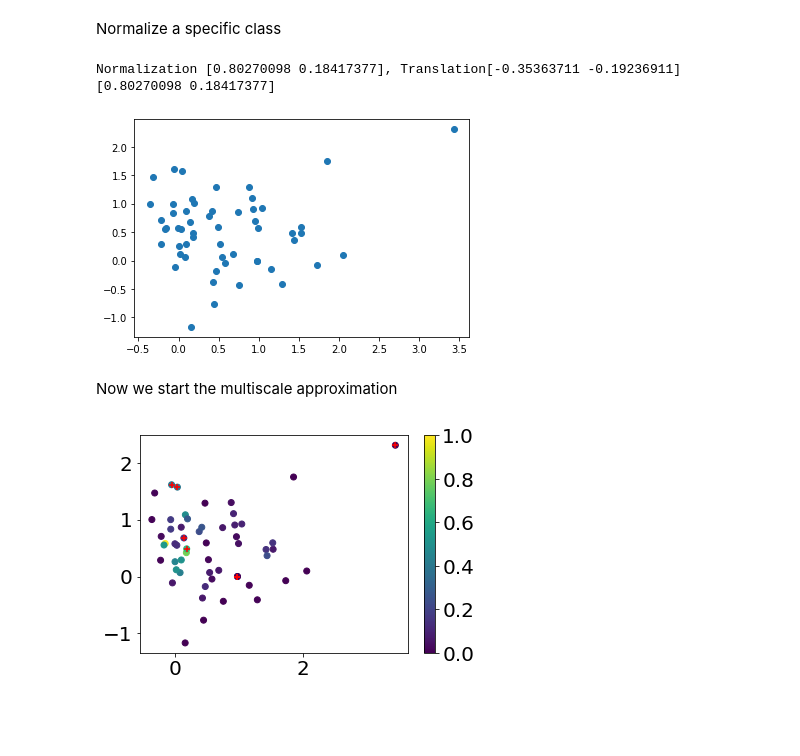
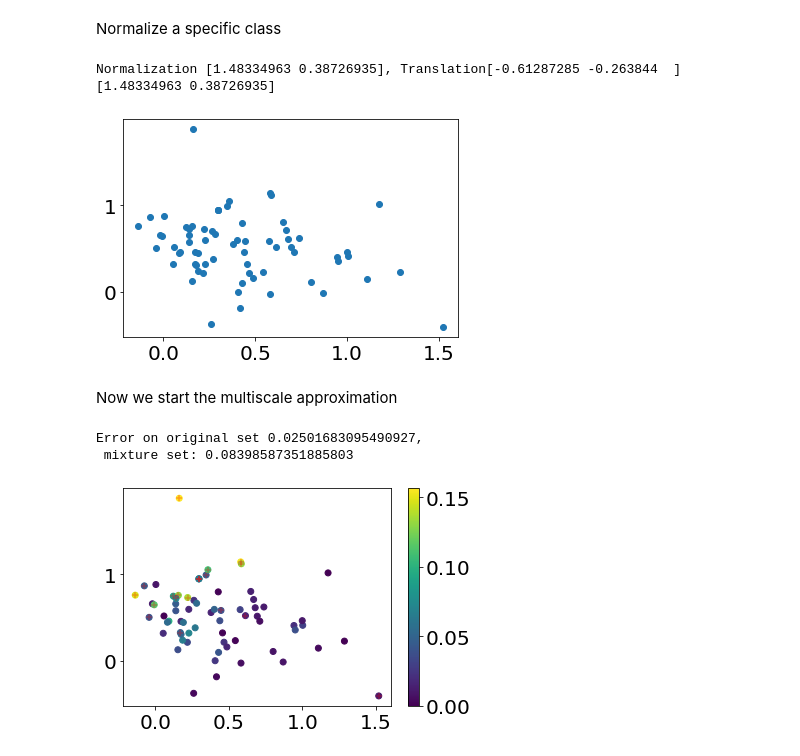
Before and after one commit to rafaels2/MultiscaleInterpolation, a Jupyter notebook: NumericalExamples/anomaly detection in wine.ipynb, the cells around one changed output. Drawn from its saved outputs; the diff is of its cells as text; code cells hidden in the pictures; blank space fills up the shorter version.

```diff
--- a/NumericalExamples/anomaly detection in wine.ipynb
+++ b/NumericalExamples/anomaly detection in wine.ipynb
@@ -76,7 +76,7 @@ import random
 MAIN_CLASS = 2
 NOISE_CLASS = 1
 
-ADDITION_ITEMS = 7
+ADDITION_ITEMS = 20
 new_shape = (classes[MAIN_CLASS].shape[0] + ADDITION_ITEMS, classes[MAIN_CLASS].shape[1])
 new_class = np.zeros(new_shape)
 new_class[:classes[MAIN_CLASS].shape[0], :] = classes[MAIN_CLASS]
@@ -87,29 +87,29 @@ classes.append(new_class)
 # %% [markdown]
 Normalize a specific class
 # %%
-BOUNDARY_PERCENT = 20
+BOUNDARY_PERCENT = 7
 
 current_class = classes[-1]
 x_min = np.percentile(current_class[:, CATEGORY_A], BOUNDARY_PERCENT)
 x_max = np.percentile(current_class[:, CATEGORY_A], 100 - BOUNDARY_PERCENT)
 x_len = x_max - x_min
 
 y_min = np.percentile(current_class[:, CATEGORY_B], BOUNDARY_PERCENT)
 y_max = np.percentile(current_class[:, CATEGORY_B], 100 - BOUNDARY_PERCENT)
 y_len = y_max - y_min
 
 normalization = np.array([x_len, y_len])
 translation = np.array([x_min, y_min])
 print(f"Normalization {normalization}, Translation{translation}")
 current_class[:,[CATEGORY_A, CATEGORY_B]] = (current_class[:,[CATEGORY_A, CATEGORY_B]] - translation) / normalization
 print(normalization)
 
 plt.scatter(current_class[:,CATEGORY_A], current_class[:, CATEGORY_B])
 plt.show()
 # %% [output]
-Normalization [0.80270098 0.18417377], Translation[-0.35363711 -0.19236911]
-[0.80270098 0.18417377]
+Normalization [1.48334963 0.38726935], Translation[-0.61287285 -0.263844  ]
+[1.48334963 0.38726935]
-[figure, old version]
+[figure, new version]
 # %% [markdown]
 Now we start the multiscale approximation
 # %%
@@ -130,7 +130,8 @@ base_config = {
     "NUMBER_OF_SCALES": 4,
     "SCALING_FACTOR": 0.8,
     "ORIGINAL_FUNCTION": get_wine,
-    "SEQUENCE": current_class[:, [CATEGORY_A, CATEGORY_B]],
+    # "SEQUENCE": current_class[:, [CATEGORY_A, CATEGORY_B]],
+    "SEQUENCE": current_class[:-ADDITION_ITEMS, [CATEGORY_A, CATEGORY_B]],
     "EXECUTION_NAME": f"multiscale_wine",
     "SCALED_INTERPOLATION_METHOD": "quasi",
     "DATA_SITES_GENERATION": "thinning",
@@ -145,9 +146,14 @@ for fill_distance, interpolant in Experiment.multiscale_approximation():
     approximation = [interpolant(p[0], p[1]) for p in current_class[:, [CATEGORY_A, CATEGORY_B]]]
     error = [np.abs(value - current_class[i, TARGET_COMPONENT])
              for i, value in enumerate(approximation)]
-plt.scatter(current_class[:,CATEGORY_A], current_class[:, CATEGORY_B], c=error)
-plt.scatter(current_class[-ADDITION_ITEMS:,CATEGORY_A], current_class[-ADDITION_ITEMS:, CATEGORY_B], color="red", marker="+")
+error_ar = np.array(error)
+print(f"Error on original set {np.mean(error_ar[:-ADDITION_ITEMS])},\n"
+      f" mixture set: {np.mean(error_ar[-ADDITION_ITEMS:])}")
+plt.scatter(current_class[:,CATEGORY_A], current_class[:, CATEGORY_B], c=error, alpha=1)
 plt.colorbar()
+plt.scatter(current_class[-ADDITION_ITEMS:,CATEGORY_A], current_class[-ADDITION_ITEMS:, CATEGORY_B], color="red", marker="+", alpha=.3)
 plt.show()
 # %% [output]
+Error on original set 0.02501683095490927,
+ mixture set: 0.08398587351885803
-[figure, old version]
+[figure, new version]
```
Also changed, not shown: parts of 1 cell of this notebook.
